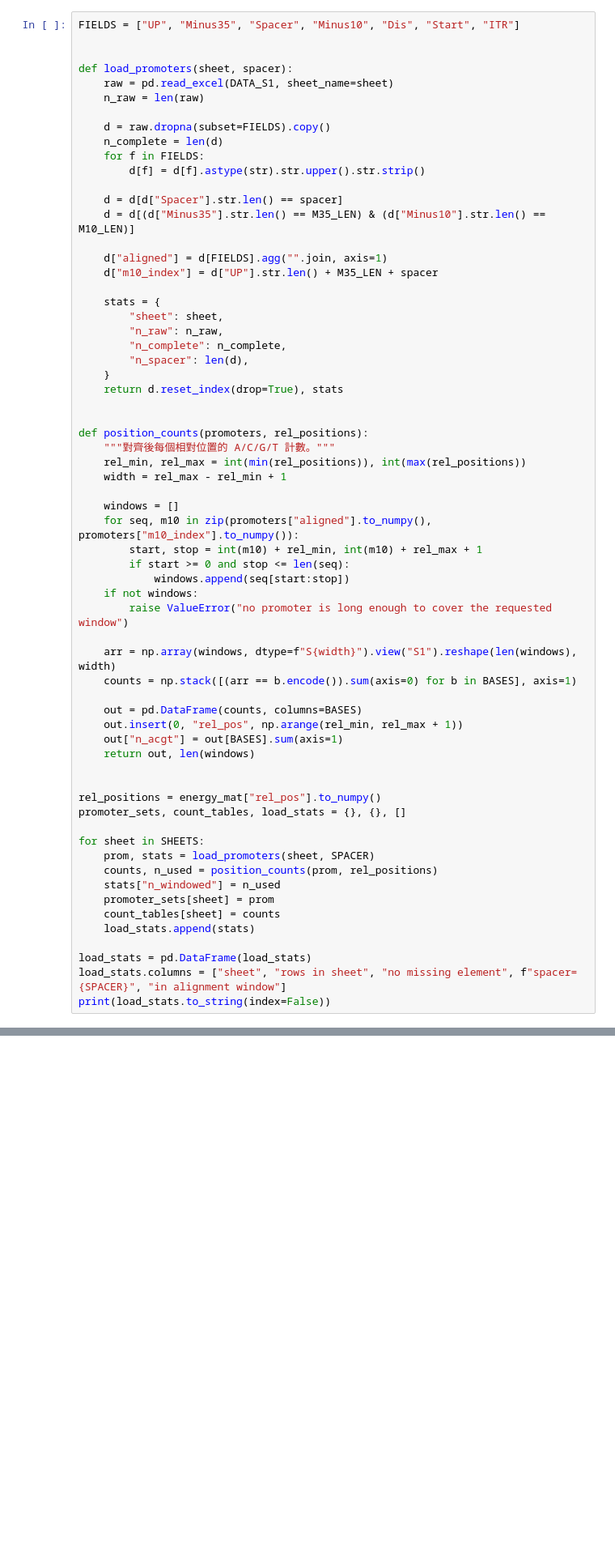
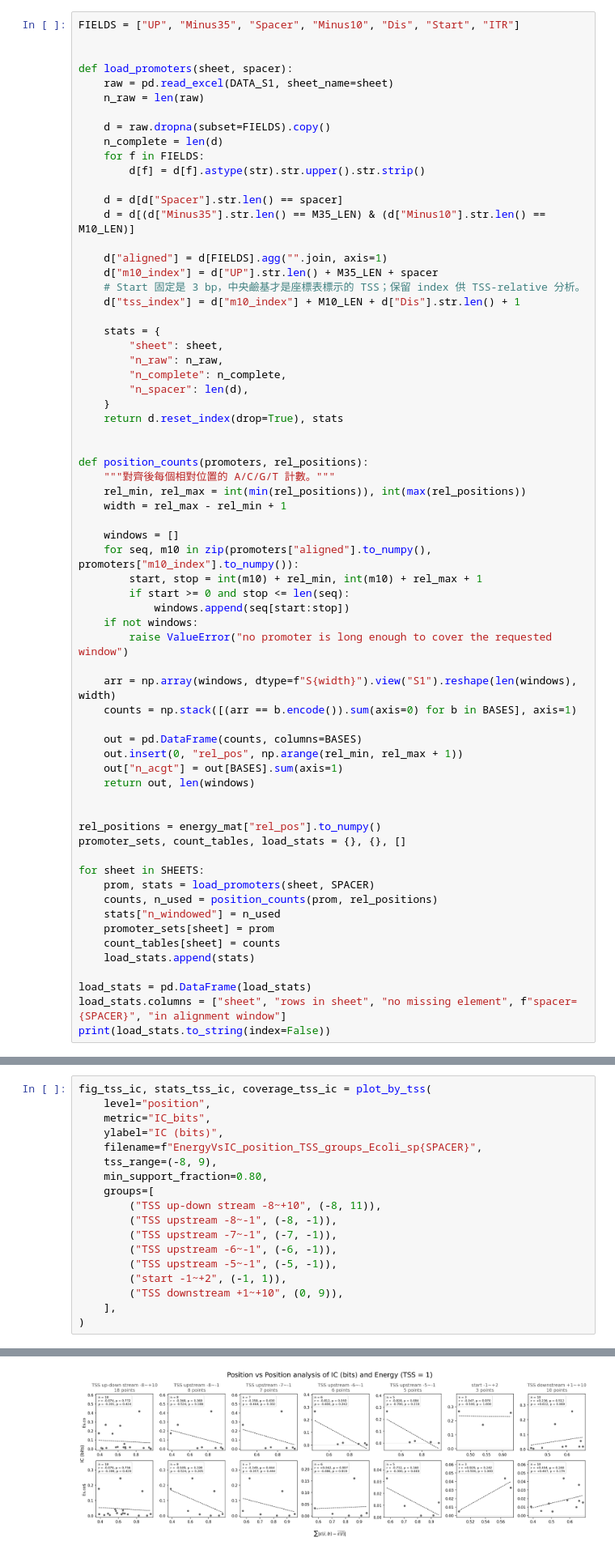
Before and after one commit to KellyLiao1023/Whole-model, a Jupyter notebook: MS2_Data_PyTorch/scripts/Model_CorePromoter_energy_vs_conservation.ipynb, the cells around one changed output, grey strips where cells are left out. Shown at 81% size. Saved outputs shown, nothing was run; the diff lists cells and outputs as text; blank space fills up the shorter version.

```diff
--- a/MS2_Data_PyTorch/scripts/Model_CorePromoter_energy_vs_conservation.ipynb
+++ b/MS2_Data_PyTorch/scripts/Model_CorePromoter_energy_vs_conservation.ipynb
@@ -291,6 +318,8 @@ def load_promoters(sheet, spacer):
 
     d["aligned"] = d[FIELDS].agg("".join, axis=1)
     d["m10_index"] = d["UP"].str.len() + M35_LEN + spacer
+    # Start 固定是 3 bp，中央鹼基才是座標表標示的 TSS；保留 index 供 TSS-relative 分析。
+    d["tss_index"] = d["m10_index"] + M10_LEN + d["Dis"].str.len() + 1
 
     stats = {
         "sheet": sheet,
@@ -984,0 +1238,19 @@ plot_by_element("position", "IC_bits", "IC (bits)",
+# %%
+fig_tss_ic, stats_tss_ic, coverage_tss_ic = plot_by_tss(
+    level="position",
+    metric="IC_bits",
+    ylabel="IC (bits)",
+    filename=f"EnergyVsIC_position_TSS_groups_Ecoli_sp{SPACER}",
+    tss_range=(-8, 9),
+    min_support_fraction=0.80,
+    groups=[
+        ("TSS up-down stream -8~+10", (-8, 11)),
+        ("TSS upstream -8~-1", (-8, -1)),
+        ("TSS upstream -7~-1", (-7, -1)),
+        ("TSS upstream -6~-1", (-6, -1)),
+        ("TSS upstream -5~-1", (-5, -1)),
+        ("start -1~+2", (-1, 1)),
+        ("TSS downstream +1~+10", (0, 9)),
+    ],
+)
+# %% [output]
@@ -984,0 +1274 @@ plot_by_element("position", "IC_bits", "IC (bits)",
+[figure, added]
```
Also changed, not shown: parts of 15 cells of this notebook.
